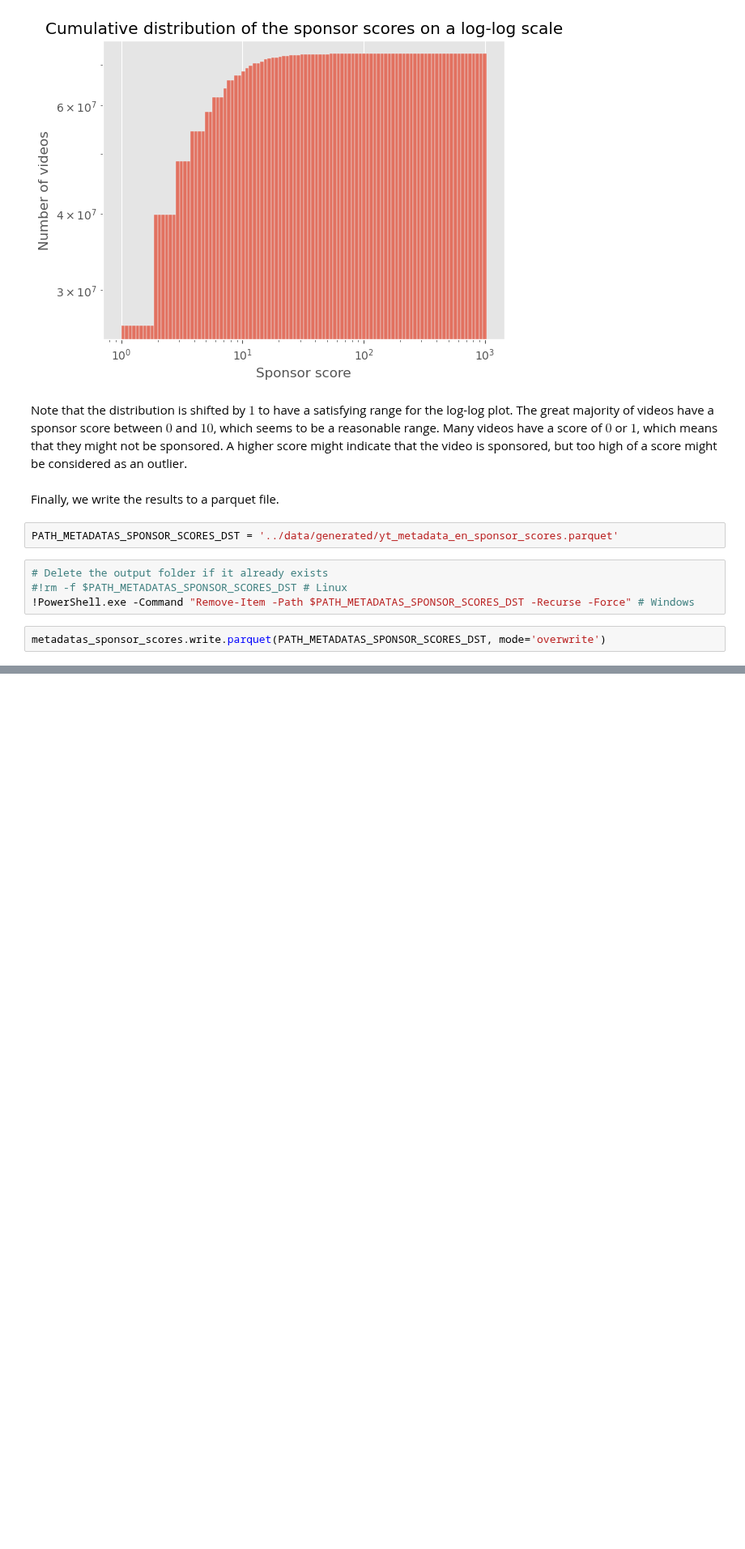
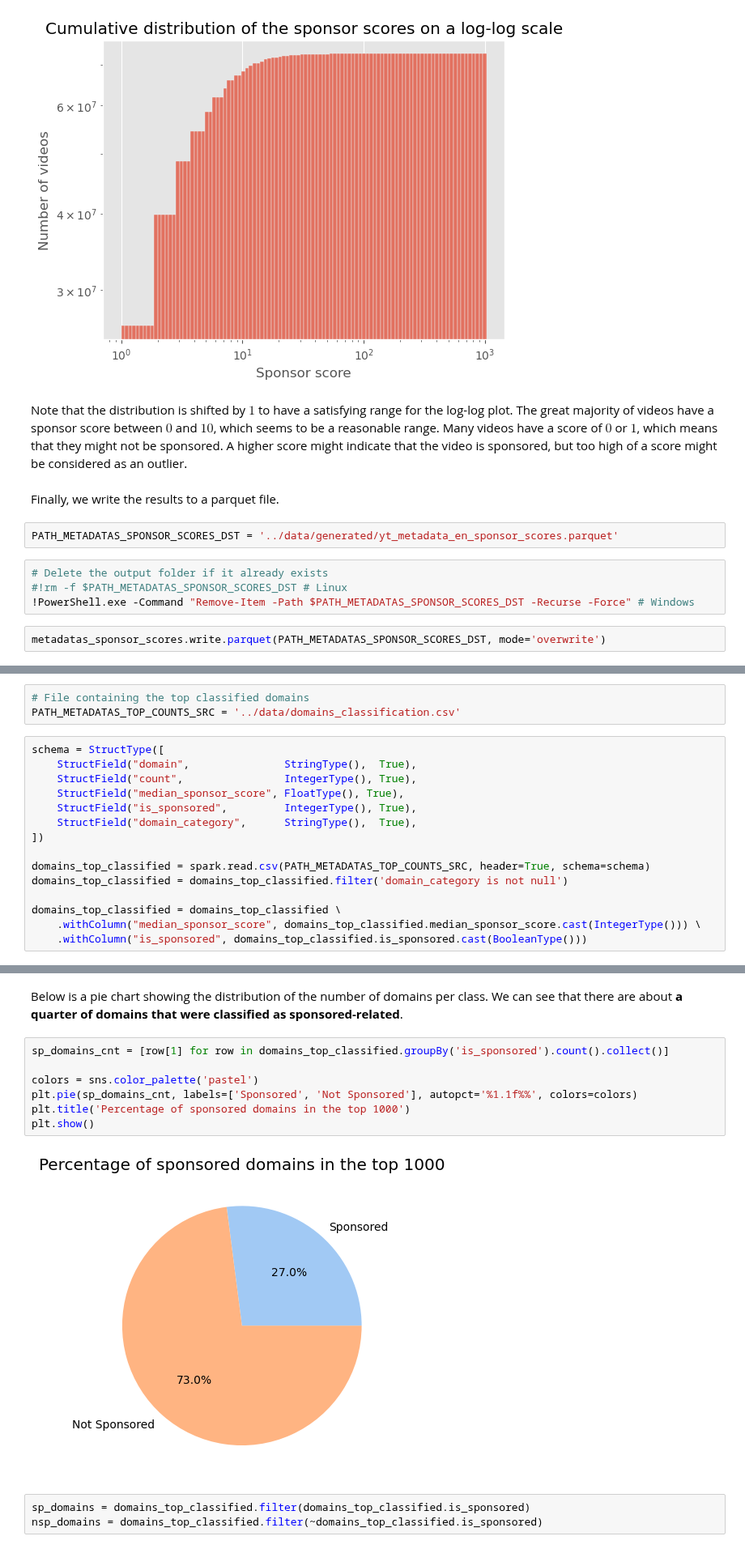
Before and after one commit to epfl-ada/ada-2022-project-fraisetagada, a Jupyter notebook: project.ipynb, the cells around one changed output, grey strips where cells are left out. Shown at 81% size. Drawn from its saved outputs; the diff is of its cells as text; blank space fills up the shorter version.

```diff
--- a/project.ipynb
+++ b/project.ipynb
@@ -921,0 +1136,18 @@ metadatas_sponsor_scores.write.parquet(PATH_METADATAS_SPONSOR_SCORES_DST, mode='
+# %%
+# File containing the top classified domains
+PATH_METADATAS_TOP_COUNTS_SRC = '../data/domains_classification.csv'
+# %%
+schema = StructType([
+    StructField("domain",               StringType(),  True),
+    StructField("count",                IntegerType(), True),
+    StructField("median_sponsor_score", FloatType(), True),
+    StructField("is_sponsored",         IntegerType(), True),
+    StructField("domain_category",      StringType(),  True),
+])
+
+domains_top_classified = spark.read.csv(PATH_METADATAS_TOP_COUNTS_SRC, header=True, schema=schema)
+domains_top_classified = domains_top_classified.filter('domain_category is not null')
+
+domains_top_classified = domains_top_classified \
+    .withColumn("median_sponsor_score", domains_top_classified.median_sponsor_score.cast(IntegerType())) \
+    .withColumn("is_sponsored", domains_top_classified.is_sponsored.cast(BooleanType()))
@@ -921,0 +1174,14 @@ metadatas_sponsor_scores.write.parquet(PATH_METADATAS_SPONSOR_SCORES_DST, mode='
+# %% [markdown]
+Below is a pie chart showing the distribution of the number of domains per class. We can see that there are about **a quarter of domains that were classified as sponsored-related**.
+# %%
+sp_domains_cnt = [row[1] for row in domains_top_classified.groupBy('is_sponsored').count().collect()]
+
+colors = sns.color_palette('pastel')
+plt.pie(sp_domains_cnt, labels=['Sponsored', 'Not Sponsored'], autopct='%1.1f%%', colors=colors)
+plt.title('Percentage of sponsored domains in the top 1000')
+plt.show()
+# %% [output]
+[figure, added]
+# %%
+sp_domains = domains_top_classified.filter(domains_top_classified.is_sponsored)
+nsp_domains = domains_top_classified.filter(~domains_top_classified.is_sponsored)
```
Also changed, not shown: parts of 44 cells of this notebook, 1 other file.
